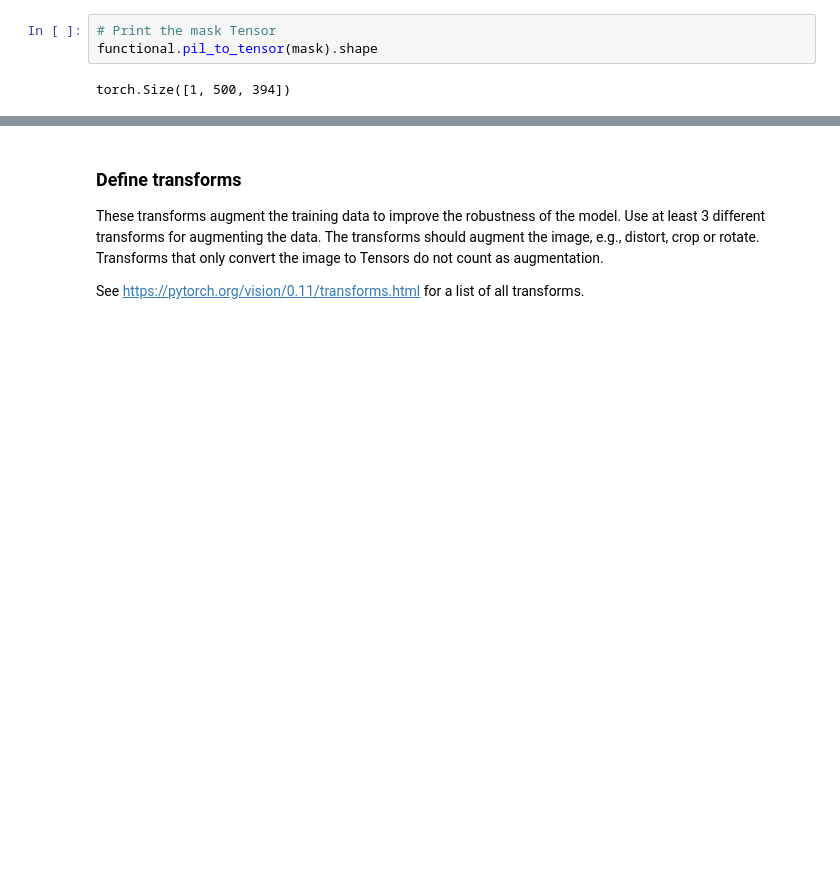
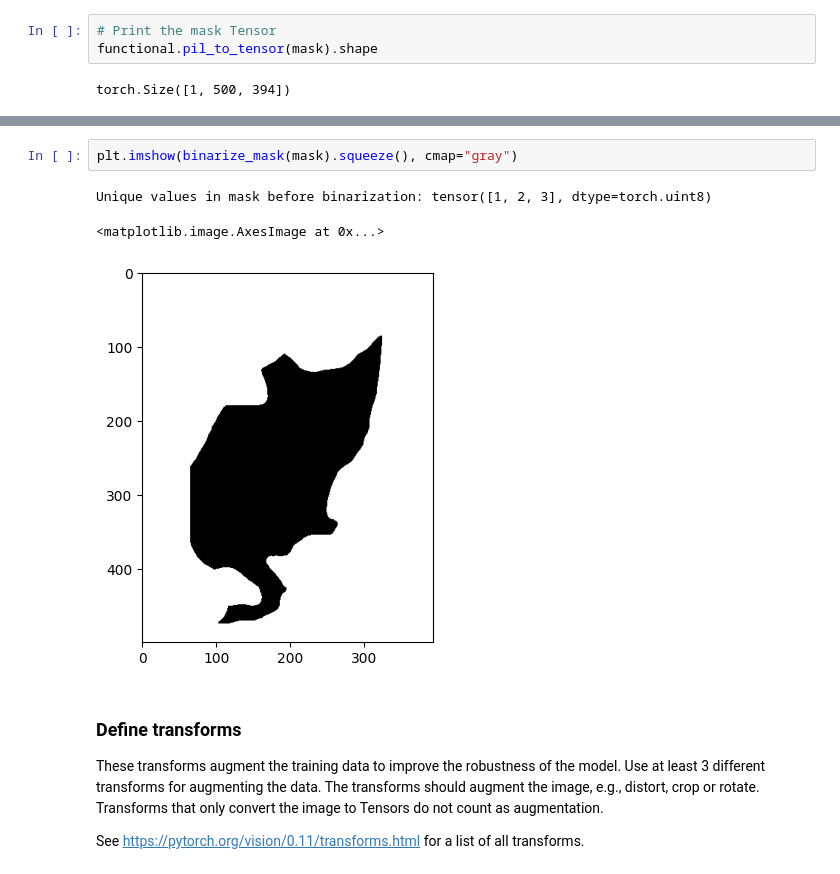
Before and after one commit to DevNerds2020/Deep-Learning-Foundations-Course, a Jupyter notebook: DL_Assignment_1_Task_1.ipynb, the cells around one changed output, grey strips where cells are left out. Cells and saved outputs as stored; diff of their text form; blank space fills up the shorter version.

```diff
--- a/DL_Assignment_1_Task_1.ipynb
+++ b/DL_Assignment_1_Task_1.ipynb
@@ -82,3 +126,9 @@ torch.Size([1, 500, 394])
+# %%
+plt.imshow(binarize_mask(mask).squeeze(), cmap="gray")
+# %% [output]
+Unique values in mask before binarization: tensor([1, 2, 3], dtype=torch.uint8)
+<matplotlib.image.AxesImage at 0x...>
+[figure, added]
 # %% [markdown]
 ### Define transforms
 
```
Also changed, not shown: parts of 19 cells of this notebook, 1 other file.
